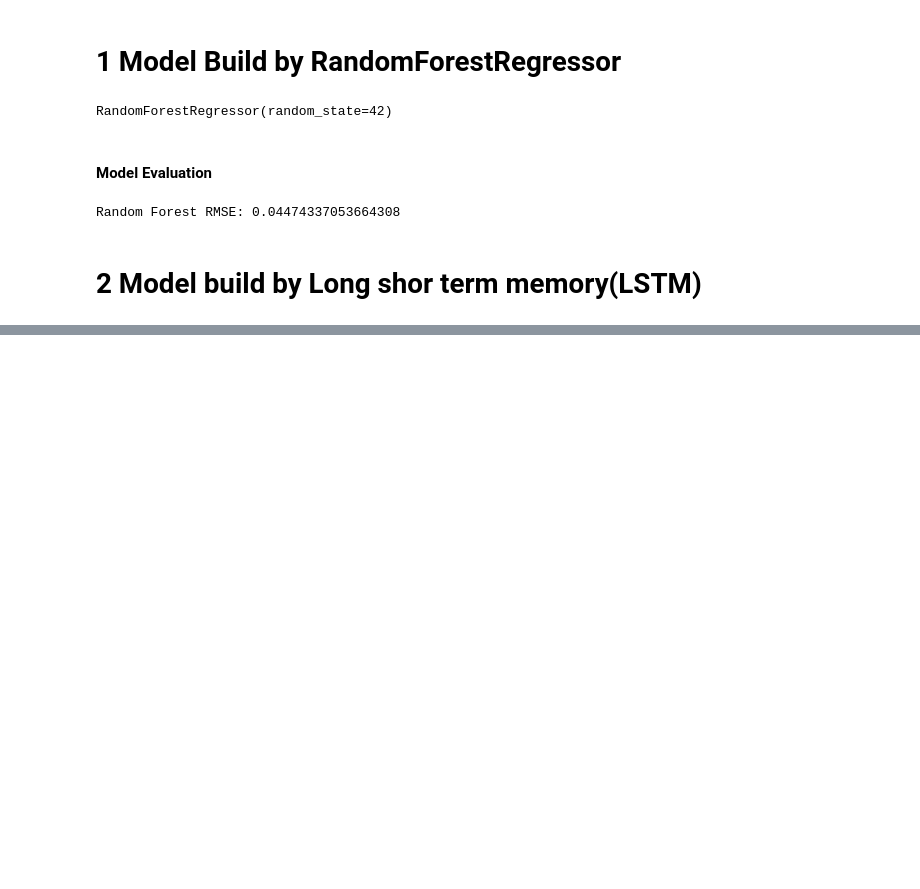
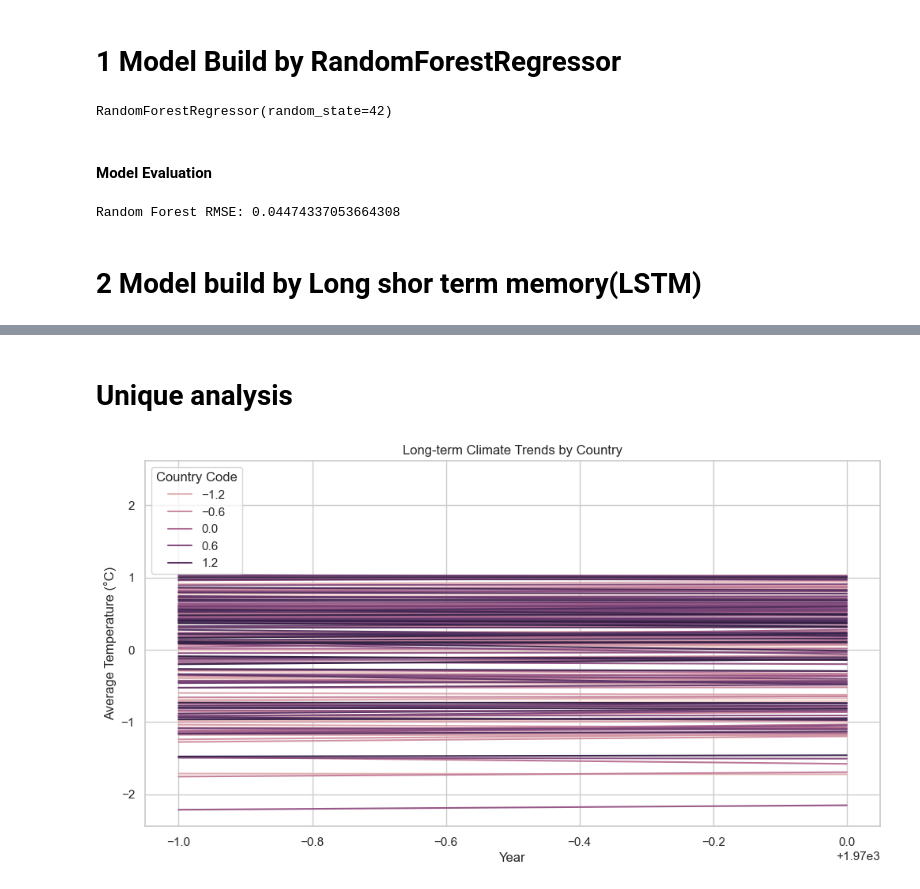
Before and after one commit to Abena-3565/Weather_Trend_Forecasting, a Jupyter notebook: model.ipynb, the cells around one changed output, grey strips where cells are left out. Cells and saved outputs as stored; diff of their text form; code cells hidden in the pictures; blank space fills up the shorter version.

Commit message:
Make Unique Analysis

```diff
--- a/model.ipynb
+++ b/model.ipynb
@@ -323,0 +385,18 @@ Random Forest RMSE: 0.04474337053664308
+# %% [markdown]
+# Unique analysis
+# %%
+#climate anlaysis
+datasets["day"] = pd.to_datetime(datasets["day"])
+datasets["year"] = datasets["day"].dt.year
+# Group by country and year
+yearly_avg_temp = datasets.groupby(['country_encode', 'year'])['temperature_celsius'].mean().reset_index()
+
+mpl.figure(figsize=(12, 6))
+sns.lineplot(data=yearly_avg_temp, x='year', y='temperature_celsius', hue='country_encode')
+mpl.title('Long-term Climate Trends by Country')
+mpl.xlabel('Year')
+mpl.ylabel('Average Temperature (°C)')
+mpl.legend(title='Country Code')
+mpl.show()
+# %% [output]
+[figure, added]
```
Also changed, not shown: parts of 9 cells of this notebook.
